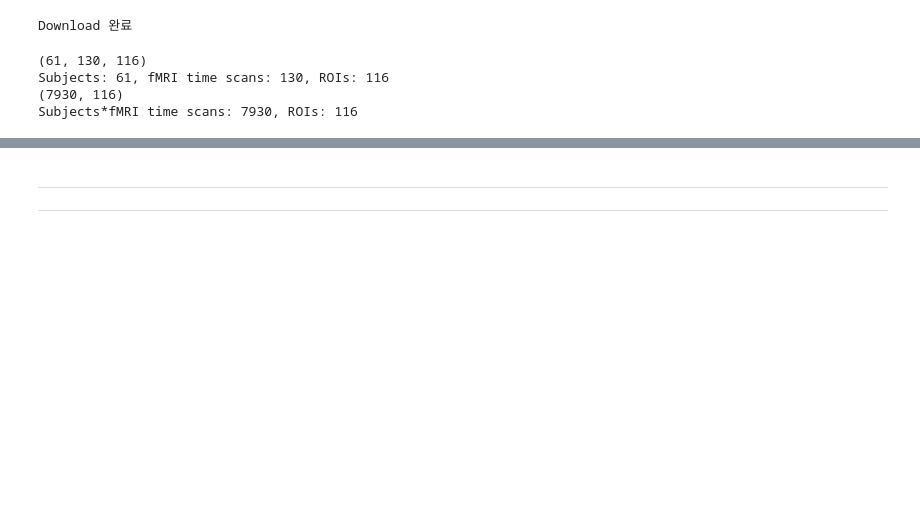
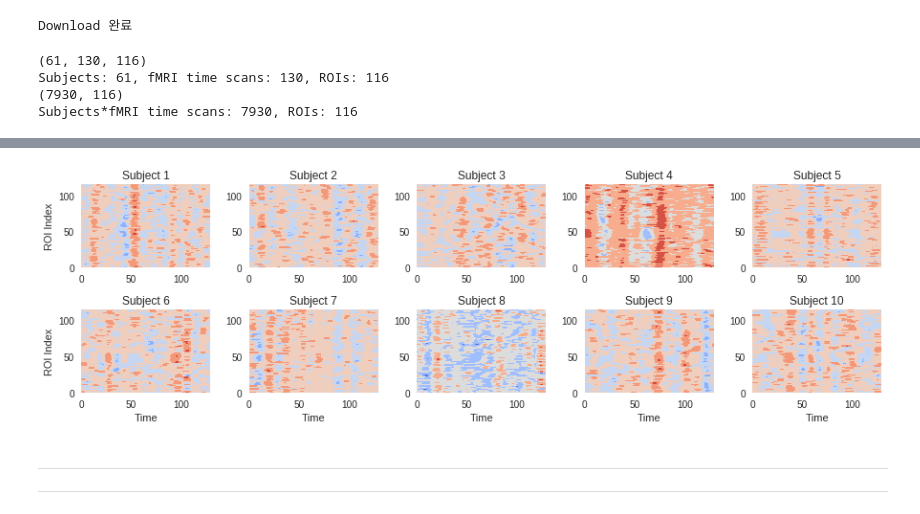
Before and after one commit to ku-milab/Neuroimage-Analysis-Tutorial, a Jupyter notebook: 2. 딥 뉴럴 네트워크 기반 Resting-State fMRI 분석 실습/KHBM_dnn_fmri.ipynb, the cells around one changed output, grey strips where cells are left out. Drawn from its saved outputs; the diff is of its cells as text; code cells hidden in the pictures; blank space fills up the shorter version.

```diff
--- a/2. 딥 뉴럴 네트워크 기반 Resting-State fMRI 분석 실습/KHBM_dnn_fmri.ipynb
+++ b/2. 딥 뉴럴 네트워크 기반 Resting-State fMRI 분석 실습/KHBM_dnn_fmri.ipynb
@@ -112,3 +111,20 @@ np.random.seed(20180818)
+# %%
+# Illustrating the sample values
+fig, axs = plt.subplots(2,5, figsize=(15, 4), facecolor='w', edgecolor='k')
+fig.subplots_adjust(hspace=0.5, wspace=.3)
+
+axs = axs.ravel()
+
+for i in range(10):
+    axs[i].contourf(np.squeeze(fMRI_data[i, :, :]).transpose(1,0), 5, cmap=plt.cm.coolwarm)
+    axs[i].set_title('Subject ' + str(i+1))
+    if i>=5:
+      axs[i].set_xlabel('Time')
+
+    if np.mod(i,5)==0:
+      axs[i].set_ylabel('ROI Index')
+# %% [output]
+[figure, added]
 # %% [markdown]
 
 
```
Also changed, not shown: parts of 45 cells of this notebook, 29 other files.
